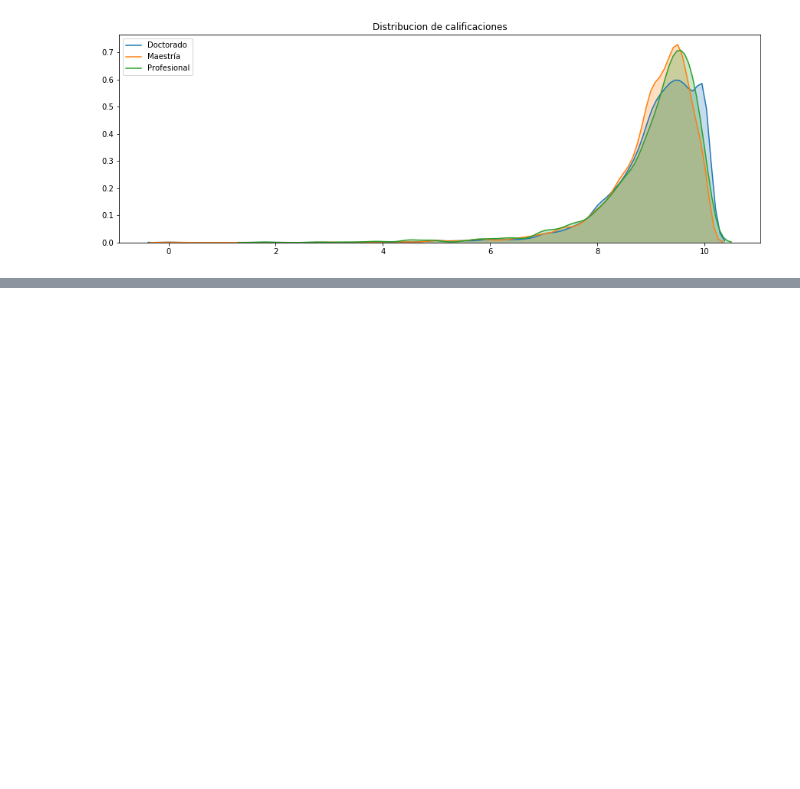
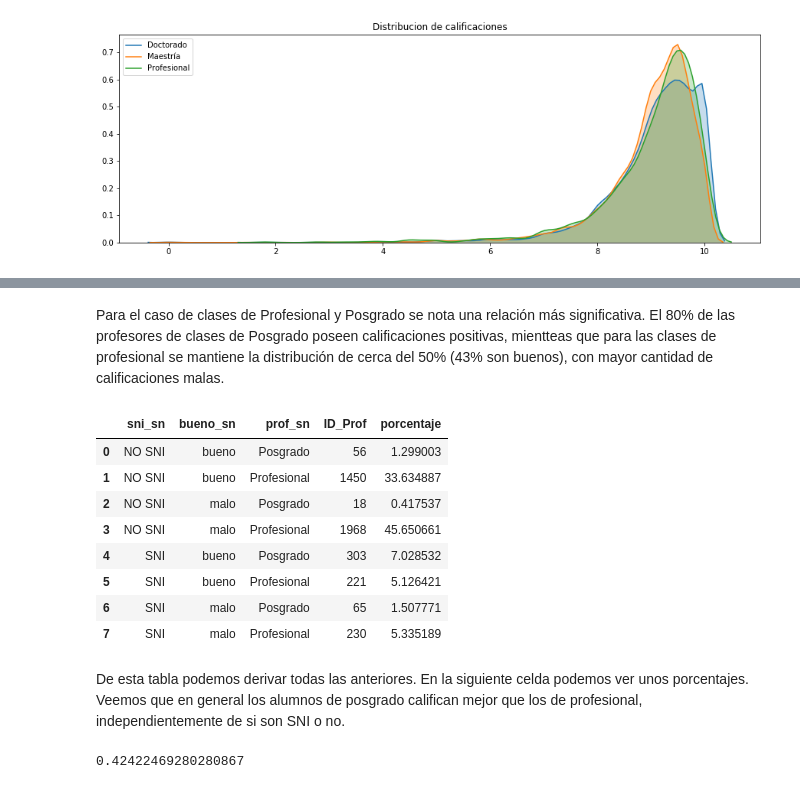
Before and after one commit to luissedas/da-project, a Jupyter notebook: Data Analytics - Final Project.ipynb, the cells around one changed output, grey strips where cells are left out. Saved outputs shown, nothing was run; the diff lists cells and outputs as text; code cells hidden in the pictures; blank space fills up the shorter version.

```diff
--- a/Data Analytics - Final Project.ipynb
+++ b/Data Analytics - Final Project.ipynb
@@ -283,0 +336,30 @@ nan : nan
+# %% [markdown]
+Para el caso de clases de Profesional y Posgrado se nota una relación más significativa. El 80% de las profesores de clases de Posgrado poseen calificaciones positivas, mientteas que para las clases de profesional se mantiene la distribución de cerca del 50% (43% son buenos), con mayor cantidad de calificaciones malas.
+# %%
+buenos_sni_posgrado = data_mty[['sni_sn','bueno_sn','prof_sn','ID_Prof']].groupby(['sni_sn','bueno_sn','prof_sn'],as_index=False).count()
+buenos_sni_posgrado['porcentaje'] = buenos_sni_posgrado['ID_Prof']/len(data_mty)*100
+buenos_sni_posgrado
+# %% [output]
+|  | sni_sn | bueno_sn | prof_sn | ID_Prof | porcentaje |
+| 0 | NO SNI | bueno | Posgrado | 56 | 1.299003 |
+| 1 | NO SNI | bueno | Profesional | 1450 | 33.634887 |
+| 2 | NO SNI | malo | Posgrado | 18 | 0.417537 |
+| 3 | NO SNI | malo | Profesional | 1968 | 45.650661 |
+| 4 | SNI | bueno | Posgrado | 303 | 7.028532 |
+| 5 | SNI | bueno | Profesional | 221 | 5.126421 |
+| 6 | SNI | malo | Posgrado | 65 | 1.507771 |
+| 7 | SNI | malo | Profesional | 230 | 5.335189 |
+# %% [markdown]
+De esta tabla podemos derivar todas las anteriores. En la siguiente celda podemos ver unos porcentajes. Veemos que en general los alumnos de posgrado califican mejor que los de profesional, independientemente de si son SNI o no.
+# %%
+#SNI que dan en posgrado y son buenos
+303/(303+63)      #82%
+#SNI que dan en profesional y son buenos
+221/(221+350)     #38%
+
+#NO-SNI que dan en posgrado y son buenos
+56/(56+18)        #76%
+#NO-SNI que dan en profesional y son buenos
+1450/(1450+1968)  #42%
+# %% [output]
+0.42422469280280867
```
Also changed, not shown: parts of 29 cells of this notebook.
